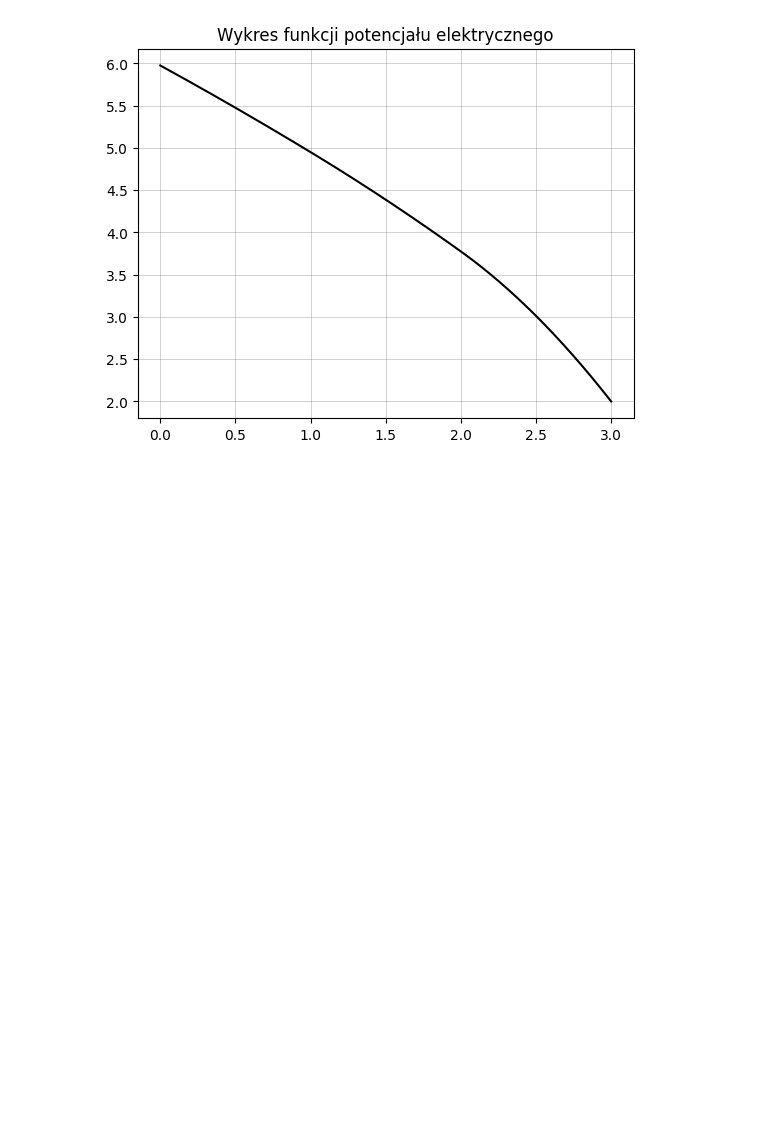
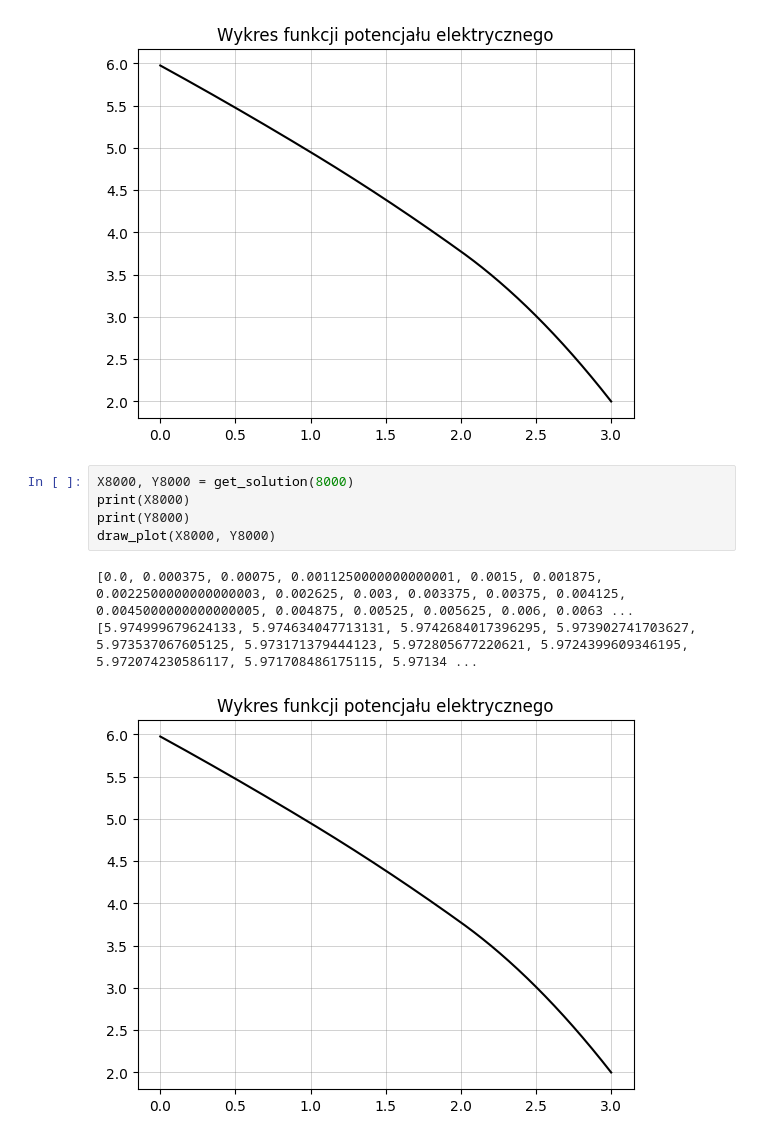
Before and after one commit to OlGierd03/rrirProject, a Jupyter notebook: rrirNotebook.ipynb, the cells around one changed output. Drawn from its saved outputs; the diff is of its cells as text; blank space fills up the shorter version.

```diff
--- a/rrirNotebook.ipynb
+++ b/rrirNotebook.ipynb
@@ -151,3 +151,12 @@ draw_plot(X1000, Y1000)
 [0.0, 0.003, 0.006, 0.009000000000000001, 0.012, 0.015, 0.018000000000000002, 0.021, 0.024, 0.027, 0.03, 0.033, 0.036000000000000004, 0.039, 0.042, 0.045, 0.048, 0.051000000000000004, 0.054, 0.057, 0. ...
 [5.974999396121142, 5.9720739479327145, 5.9691475997442875, 5.96622035155586, 5.963292203367433, 5.960363155179007, 5.957433206990581, 5.954502358802156, 5.951570610613731, 5.948637962425307, 5.945704 ...
 [figure]
+# %%
+X8000, Y8000 = get_solution(8000)
+print(X8000)
+print(Y8000)
+draw_plot(X8000, Y8000)
+# %% [output]
+[0.0, 0.000375, 0.00075, 0.0011250000000000001, 0.0015, 0.001875, 0.0022500000000000003, 0.002625, 0.003, 0.003375, 0.00375, 0.004125, 0.0045000000000000005, 0.004875, 0.00525, 0.005625, 0.006, 0.0063 ...
+[5.974999679624133, 5.974634047713131, 5.9742684017396295, 5.973902741703627, 5.973537067605125, 5.973171379444123, 5.972805677220621, 5.9724399609346195, 5.972074230586117, 5.971708486175115, 5.97134 ...
+[figure, added]
```
Also changed, not shown: parts of 2 cells of this notebook, 1 other file.
